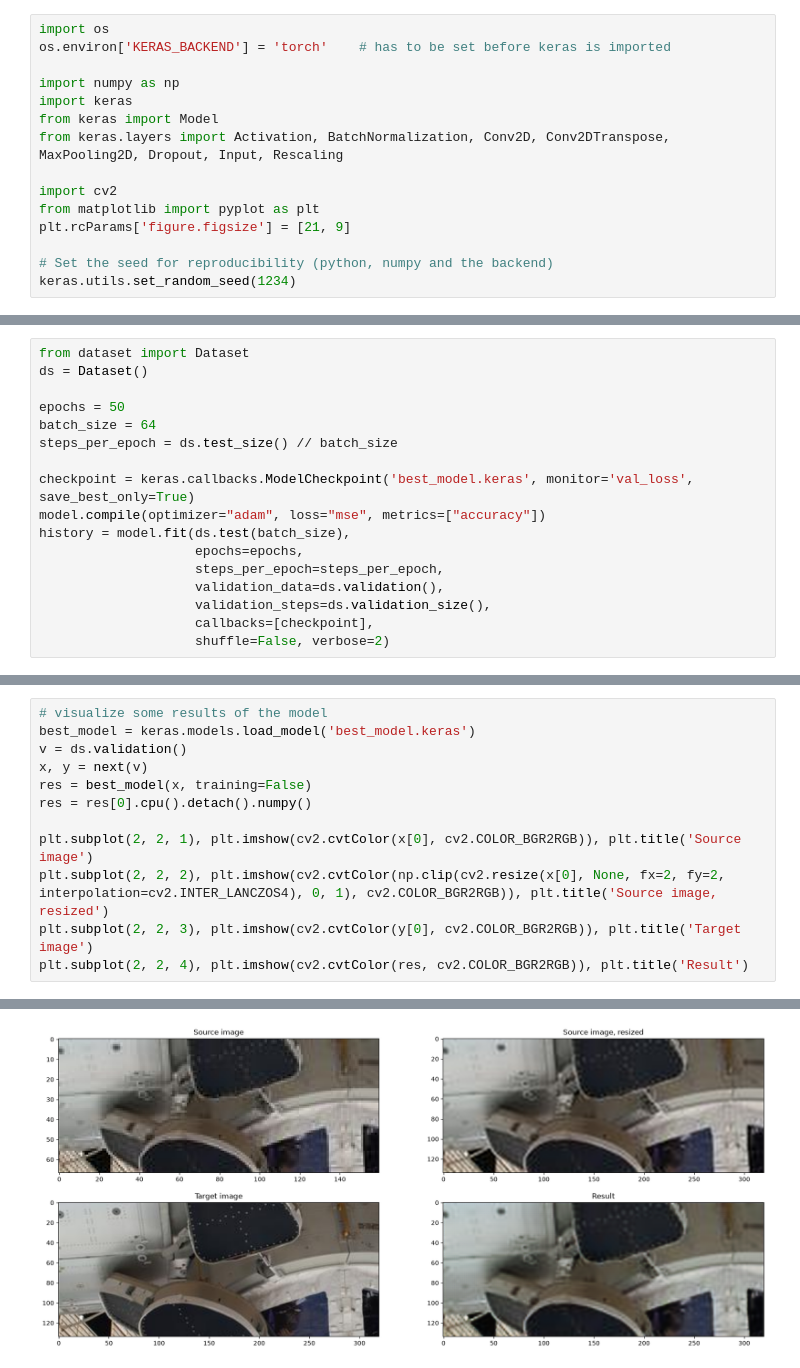
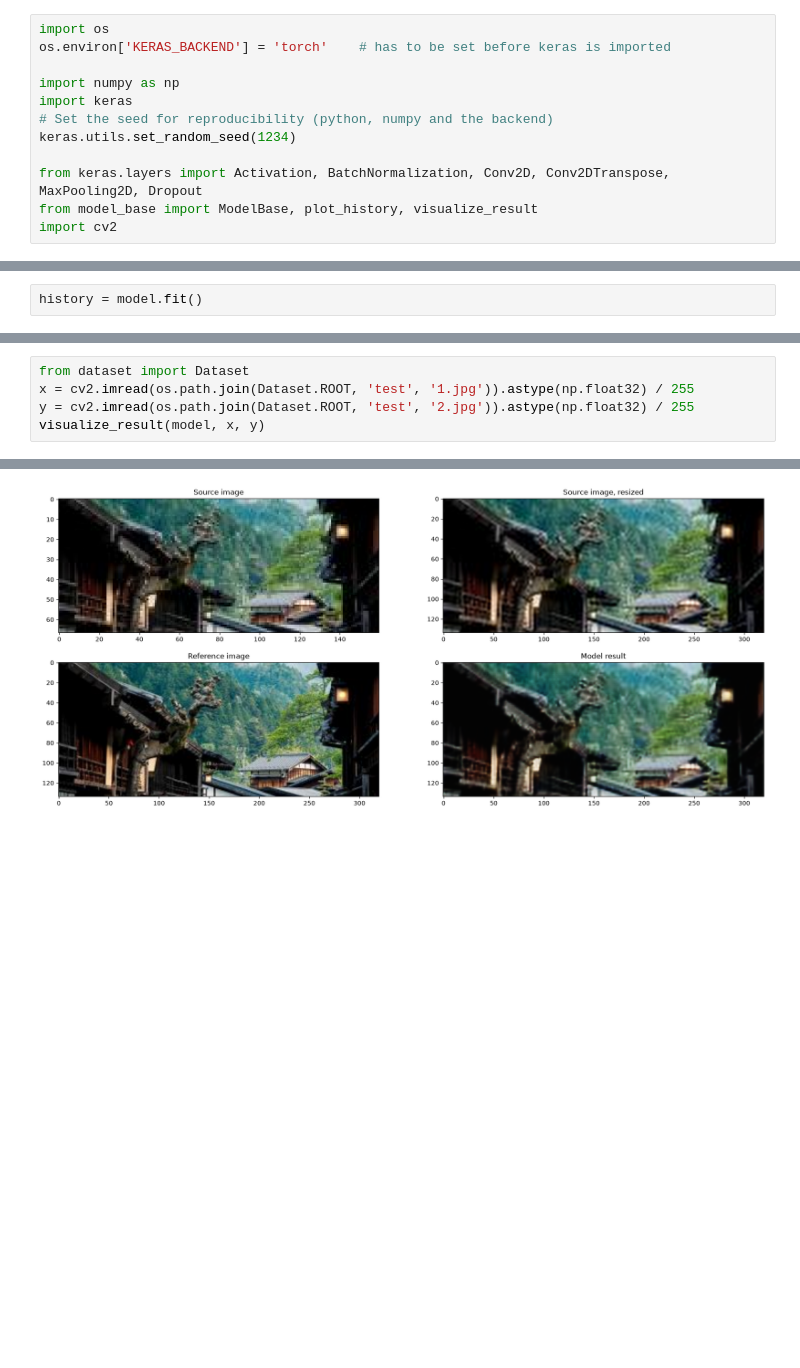
Before and after one commit to andreasvonvogt/cv-course-project, a Jupyter notebook: upscale2x.ipynb, the cells around one changed output, grey strips where cells are left out. Saved outputs shown, nothing was run; the diff lists cells and outputs as text; blank space fills up the shorter version.

Commit message:
Factor ModelBase class out of the simple model

```diff
--- a/upscale2x.ipynb
+++ b/upscale2x.ipynb
@@ -4,13 +4,10 @@ os.environ['KERAS_BACKEND'] = 'torch'    # has to be set before keras is importe
 
 import numpy as np
 import keras
-from keras import Model
-from keras.layers import Activation, BatchNormalization, Conv2D, Conv2DTranspose, MaxPooling2D, Dropout, Input, Rescaling
-
-import cv2
-from matplotlib import pyplot as plt
-plt.rcParams['figure.figsize'] = [21, 9]
-
 # Set the seed for reproducibility (python, numpy and the backend)
 keras.utils.set_random_seed(1234)
+
+from keras.layers import Activation, BatchNormalization, Conv2D, Conv2DTranspose, MaxPooling2D, Dropout
+from model_base import ModelBase, plot_history, visualize_result
+import cv2
 # %%
@@ -51,21 +52,6 @@ Model: "functional"
  Trainable params: 19,683 (76.89 KB)
  Non-trainable params: 192 (768.00 B)
 # %%
-from dataset import Dataset
-ds = Dataset()
-
-epochs = 50
-batch_size = 64
-steps_per_epoch = ds.test_size() // batch_size
-
-checkpoint = keras.callbacks.ModelCheckpoint('best_model.keras', monitor='val_loss', save_best_only=True)
-model.compile(optimizer="adam", loss="mse", metrics=["accuracy"])
-history = model.fit(ds.test(batch_size),
-                    epochs=epochs,
-                    steps_per_epoch=steps_per_epoch,
-                    validation_data=ds.validation(),
-                    validation_steps=ds.validation_size(),
-                    callbacks=[checkpoint],
-                    shuffle=False, verbose=2)
+history = model.fit()
 # %% [output]
 Epoch 1/50
@@ -109,13 +80,6 @@ Validation Acc 0.8595266342163086
 # %%
-# visualize some results of the model
-best_model = keras.models.load_model('best_model.keras')
-v = ds.validation()
-x, y = next(v)
-res = best_model(x, training=False)
-res = res[0].cpu().detach().numpy()
-
-plt.subplot(2, 2, 1), plt.imshow(cv2.cvtColor(x[0], cv2.COLOR_BGR2RGB)), plt.title('Source image')
-plt.subplot(2, 2, 2), plt.imshow(cv2.cvtColor(np.clip(cv2.resize(x[0], None, fx=2, fy=2, interpolation=cv2.INTER_LANCZOS4), 0, 1), cv2.COLOR_BGR2RGB)), plt.title('Source image, resized')
-plt.subplot(2, 2, 3), plt.imshow(cv2.cvtColor(y[0], cv2.COLOR_BGR2RGB)), plt.title('Target image')
-plt.subplot(2, 2, 4), plt.imshow(cv2.cvtColor(res, cv2.COLOR_BGR2RGB)), plt.title('Result')
+from dataset import Dataset
+x = cv2.imread(os.path.join(Dataset.ROOT, 'test', '1.jpg')).astype(np.float32) / 255
+y = cv2.imread(os.path.join(Dataset.ROOT, 'test', '2.jpg')).astype(np.float32) / 255
+visualize_result(model, x, y)
 # %% [output]
@@ -125 +87 @@ plt.subplot(2, 2, 4), plt.imshow(cv2.cvtColor(res, cv2.COLOR_BGR2RGB)), plt.titl
-[figure, old version]
+[figure, new version]
```
Also changed, not shown: parts of 4 cells of this notebook, 1 other file.
